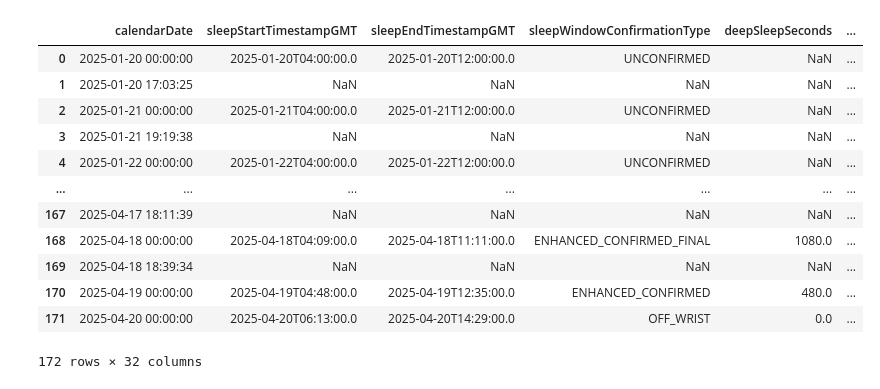
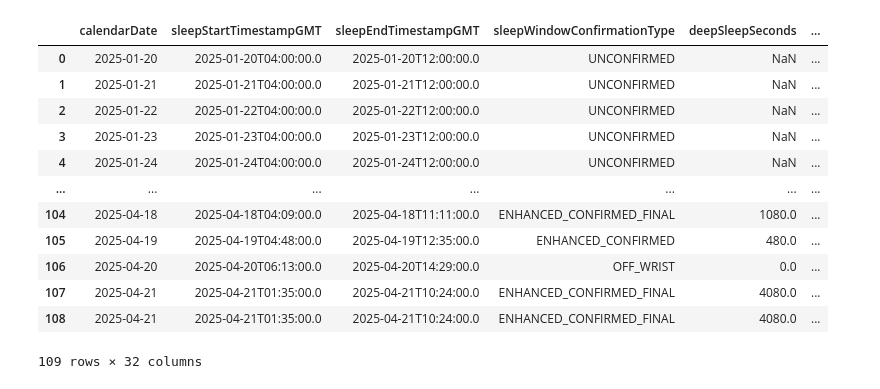
Before and after one commit to wspencerhurst/Analyzing-Online-Behavior-Project, a Jupyter notebook: jackson-data-dev/data.ipynb, the cells around one changed output. Drawn from its saved outputs; the diff is of its cells as text; code cells hidden in the pictures.

```diff
--- a/jackson-data-dev/data.ipynb
+++ b/jackson-data-dev/data.ipynb
@@ -54,9 +54,13 @@ wellness['calendarDate'] = pd.to_datetime(wellness['calendarDate'])
 sleep['calendarDate'] = pd.to_datetime(sleep['calendarDate'])
 activities['calendarDate'] = pd.to_datetime(activities['calendarDate'])
 
+wellness['calendarDate'] = wellness['calendarDate'].dt.strftime('%Y-%m-%d')
+sleep['calendarDate'] = sleep['calendarDate'].dt.strftime('%Y-%m-%d')
+activities['calendarDate'] = activities['calendarDate'].dt.strftime('%Y-%m-%d')
+
 # filter dates
 start_date = '2025-01-20'
-end_date = '2025-04-20'
+end_date = '2025-04-21'
 
 wellness = wellness[(wellness['calendarDate'] >= start_date) & (wellness['calendarDate'] <= end_date)]
 sleep = sleep[(sleep['calendarDate'] >= start_date) & (sleep['calendarDate'] <= end_date)]
@@ -70,33 +90,34 @@ step_two = pd.merge(step_one, wellness, on='calendarDate', how='outer')
 # %%
 # reading in timeline data
 
 with open(timeline_directory + "jackson_timeline.json") as f:
     raw_data = json.load(f)
 
 raw_data
 
 timeline = pd.json_normalize(raw_data)
 timeline
 
 # merge the timeline data to the other data
 timeline['calendarDate'] = pd.to_datetime(timeline['date'])
+timeline['calendarDate'] = timeline['calendarDate'].dt.strftime('%Y-%m-%d')
 
 step_three = pd.merge(step_two, timeline, on='calendarDate', how='outer')
 step_three
 # %% [output]
 |  | calendarDate | sleepStartTimestampGMT | sleepEndTimestampGMT | sleepWindowConfirmationType | deepSleepSeconds | ... |
-| 0 | 2025-01-20 00:00:00 | 2025-01-20T04:00:00.0 | 2025-01-20T12:00:00.0 | UNCONFIRMED | NaN | ... |
-| 1 | 2025-01-20 17:03:25 | NaN | NaN | NaN | NaN | ... |
-| 2 | 2025-01-21 00:00:00 | 2025-01-21T04:00:00.0 | 2025-01-21T12:00:00.0 | UNCONFIRMED | NaN | ... |
-| 3 | 2025-01-21 19:19:38 | NaN | NaN | NaN | NaN | ... |
-| 4 | 2025-01-22 00:00:00 | 2025-01-22T04:00:00.0 | 2025-01-22T12:00:00.0 | UNCONFIRMED | NaN | ... |
+| 0 | 2025-01-20 | 2025-01-20T04:00:00.0 | 2025-01-20T12:00:00.0 | UNCONFIRMED | NaN | ... |
+| 1 | 2025-01-21 | 2025-01-21T04:00:00.0 | 2025-01-21T12:00:00.0 | UNCONFIRMED | NaN | ... |
+| 2 | 2025-01-22 | 2025-01-22T04:00:00.0 | 2025-01-22T12:00:00.0 | UNCONFIRMED | NaN | ... |
+| 3 | 2025-01-23 | 2025-01-23T04:00:00.0 | 2025-01-23T12:00:00.0 | UNCONFIRMED | NaN | ... |
+| 4 | 2025-01-24 | 2025-01-24T04:00:00.0 | 2025-01-24T12:00:00.0 | UNCONFIRMED | NaN | ... |
 | ... | ... | ... | ... | ... | ... | ... |
-| 167 | 2025-04-17 18:11:39 | NaN | NaN | NaN | NaN | ... |
-| 168 | 2025-04-18 00:00:00 | 2025-04-18T04:09:00.0 | 2025-04-18T11:11:00.0 | ENHANCED_CONFIRMED_FINAL | 1080.0 | ... |
-| 169 | 2025-04-18 18:39:34 | NaN | NaN | NaN | NaN | ... |
-| 170 | 2025-04-19 00:00:00 | 2025-04-19T04:48:00.0 | 2025-04-19T12:35:00.0 | ENHANCED_CONFIRMED | 480.0 | ... |
-| 171 | 2025-04-20 00:00:00 | 2025-04-20T06:13:00.0 | 2025-04-20T14:29:00.0 | OFF_WRIST | 0.0 | ... |
+| 104 | 2025-04-18 | 2025-04-18T04:09:00.0 | 2025-04-18T11:11:00.0 | ENHANCED_CONFIRMED_FINAL | 1080.0 | ... |
+| 105 | 2025-04-19 | 2025-04-19T04:48:00.0 | 2025-04-19T12:35:00.0 | ENHANCED_CONFIRMED | 480.0 | ... |
+| 106 | 2025-04-20 | 2025-04-20T06:13:00.0 | 2025-04-20T14:29:00.0 | OFF_WRIST | 0.0 | ... |
+| 107 | 2025-04-21 | 2025-04-21T01:35:00.0 | 2025-04-21T10:24:00.0 | ENHANCED_CONFIRMED_FINAL | 4080.0 | ... |
+| 108 | 2025-04-21 | 2025-04-21T01:35:00.0 | 2025-04-21T10:24:00.0 | ENHANCED_CONFIRMED_FINAL | 4080.0 | ... |
-172 rows × 32 columns
+109 rows × 32 columns
 # %%
 # now we need to get the takeout data
 # ads, gmail, Image-Search, Maps.html, Search.html, video-search, youtube
```
Also changed, not shown: parts of 6 cells of this notebook, 1 other file.
